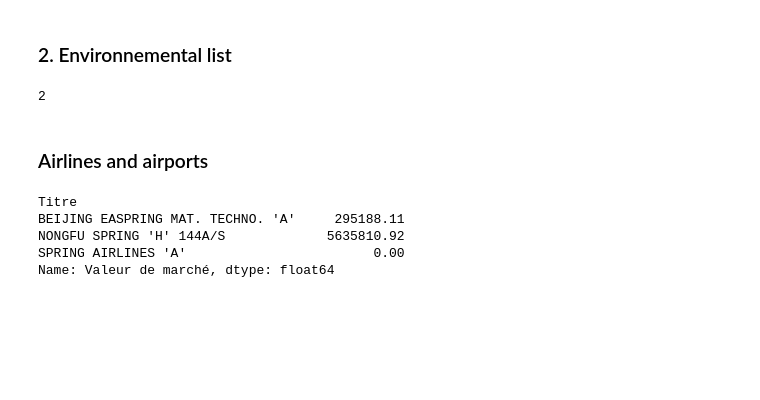
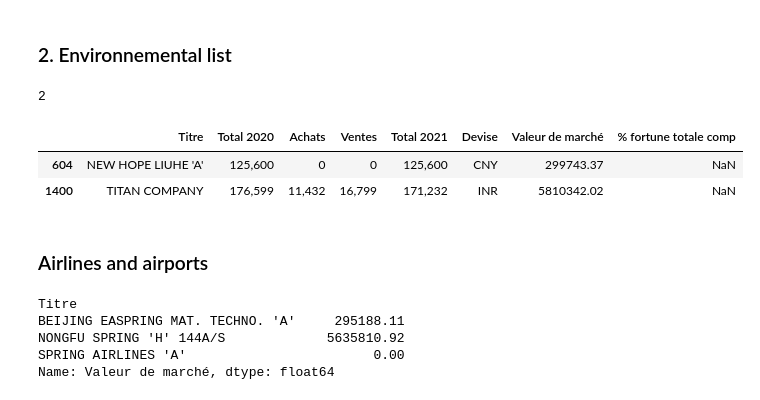
Before and after one commit to tamedia-ddj/2022-12-Compenswiss-Analysis, a Jupyter notebook: pictet/Pictet Rapport Annuel.ipynb, the cells around one changed output. Drawn from its saved outputs; the diff is of its cells as text; code cells hidden in the pictures; blank space fills up the shorter version.

```diff
--- a/pictet/Pictet Rapport Annuel.ipynb
+++ b/pictet/Pictet Rapport Annuel.ipynb
@@ -340,7 +341,11 @@ len(df_env)
 # %% [output]
 2
 # %%
-df_env.to_clipboard()
+df_env
+# %% [output]
+|  | Titre | Total 2020 | Achats | Ventes | Total 2021 | Devise | Valeur de marché | % fortune totale comp |
+| 604 | NEW HOPE LIUHE 'A' | 125,600 | 0 | 0 | 125,600 | CNY | 299743.37 | NaN |
+| 1400 | TITAN COMPANY | 176,599 | 11,432 | 16,799 | 171,232 | INR | 5810342.02 | NaN |
 # %% [markdown]
 ### Airlines and airports
 # %%
```
Also changed, not shown: parts of 3 cells of this notebook.
